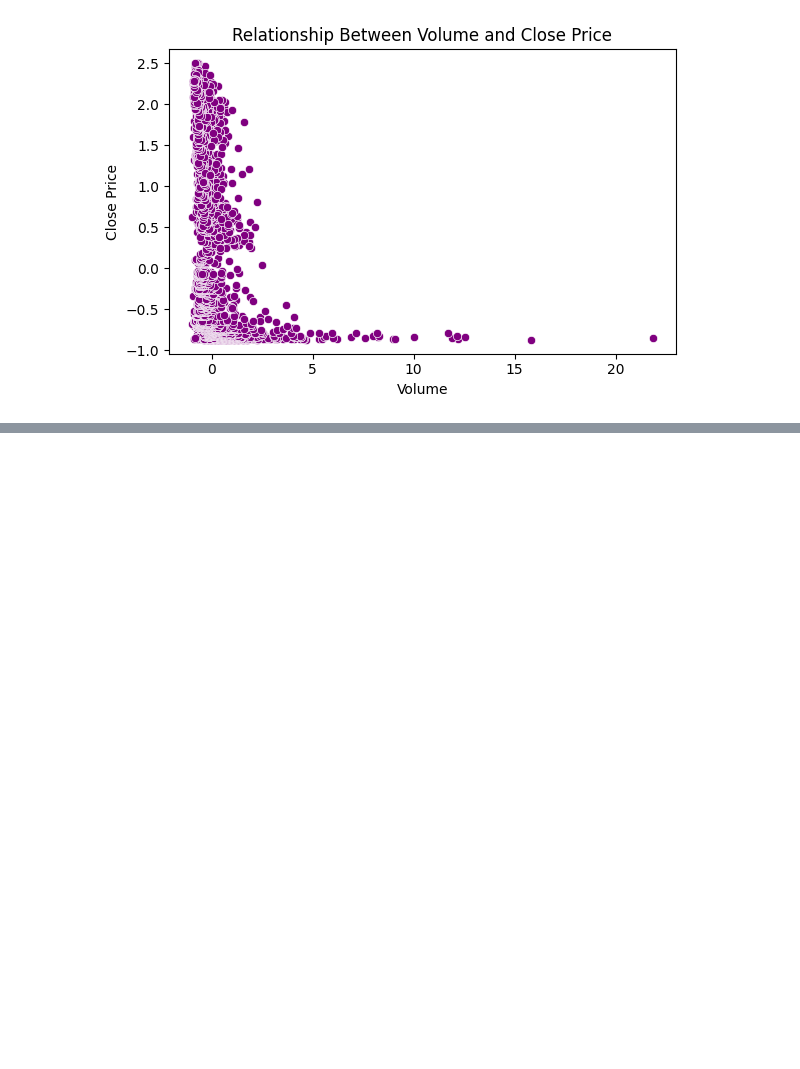
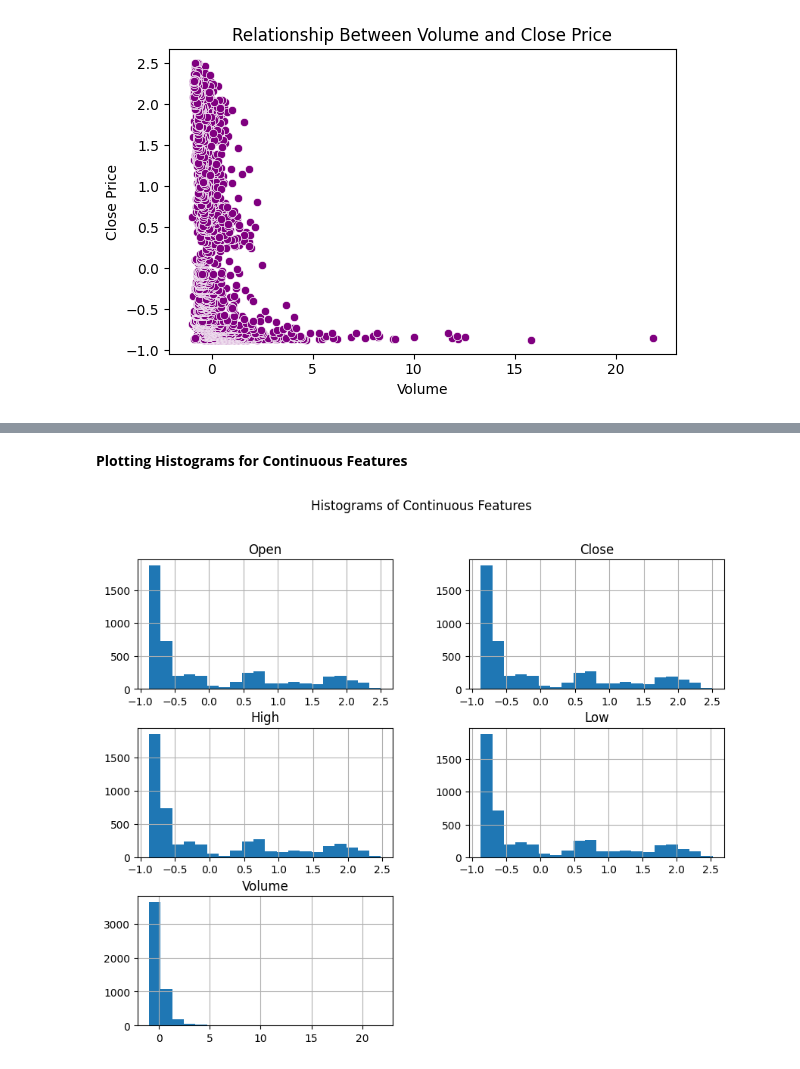
Before and after one commit to madhan96p/FAANG, a Jupyter notebook: Amazon.ipynb, the cells around one changed output, grey strips where cells are left out. Cells and saved outputs as stored; diff of their text form; code cells hidden in the pictures; blank space fills up the shorter version.

```diff
--- a/Amazon.ipynb
+++ b/Amazon.ipynb
@@ -309,0 +371,8 @@ plt.show()
+# %% [markdown]
+**Plotting Histograms for Continuous Features**
+# %%
+dd[['Open', 'Close', 'High', 'Low', 'Volume']].hist(bins=20, figsize=(10, 8))
+plt.suptitle("Histograms of Continuous Features")
+plt.show()
+# %% [output]
+[figure, added]
```
Also changed, not shown: parts of 6 cells of this notebook.
